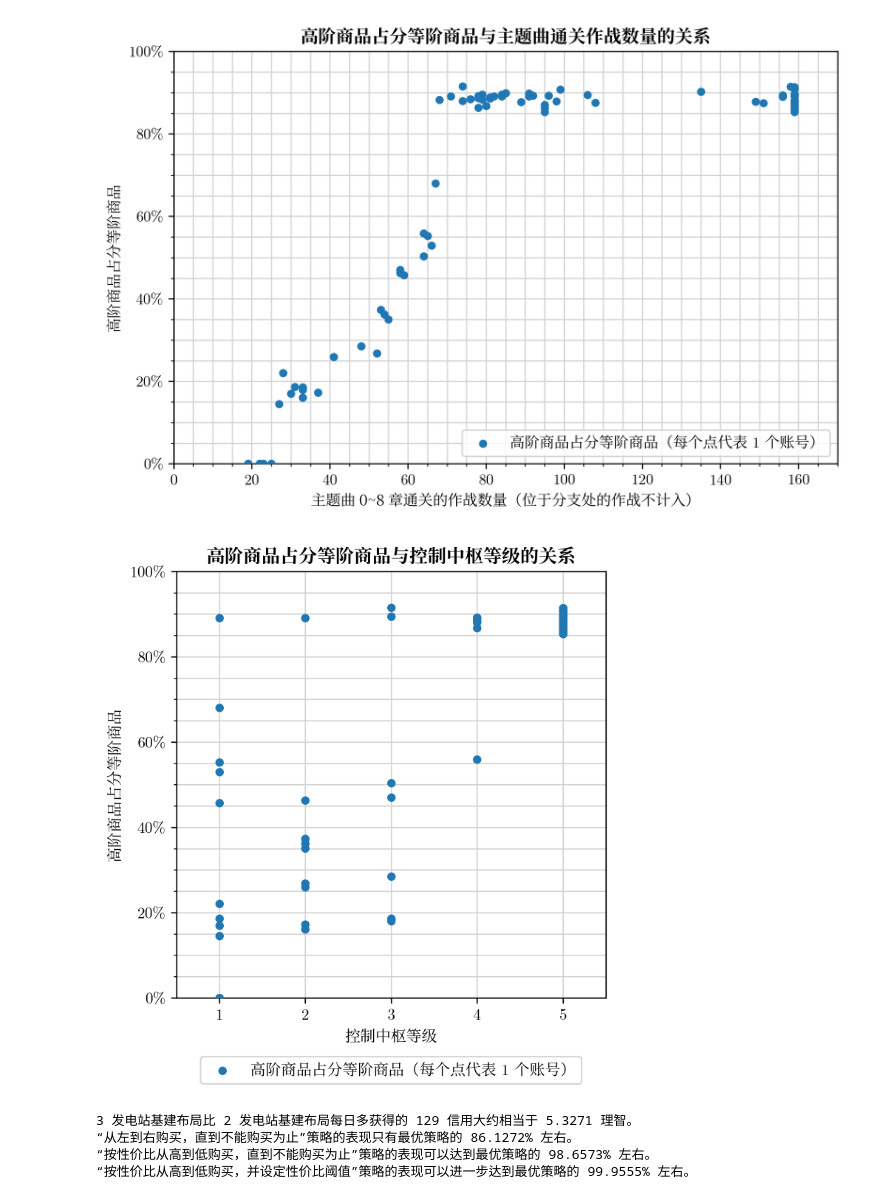
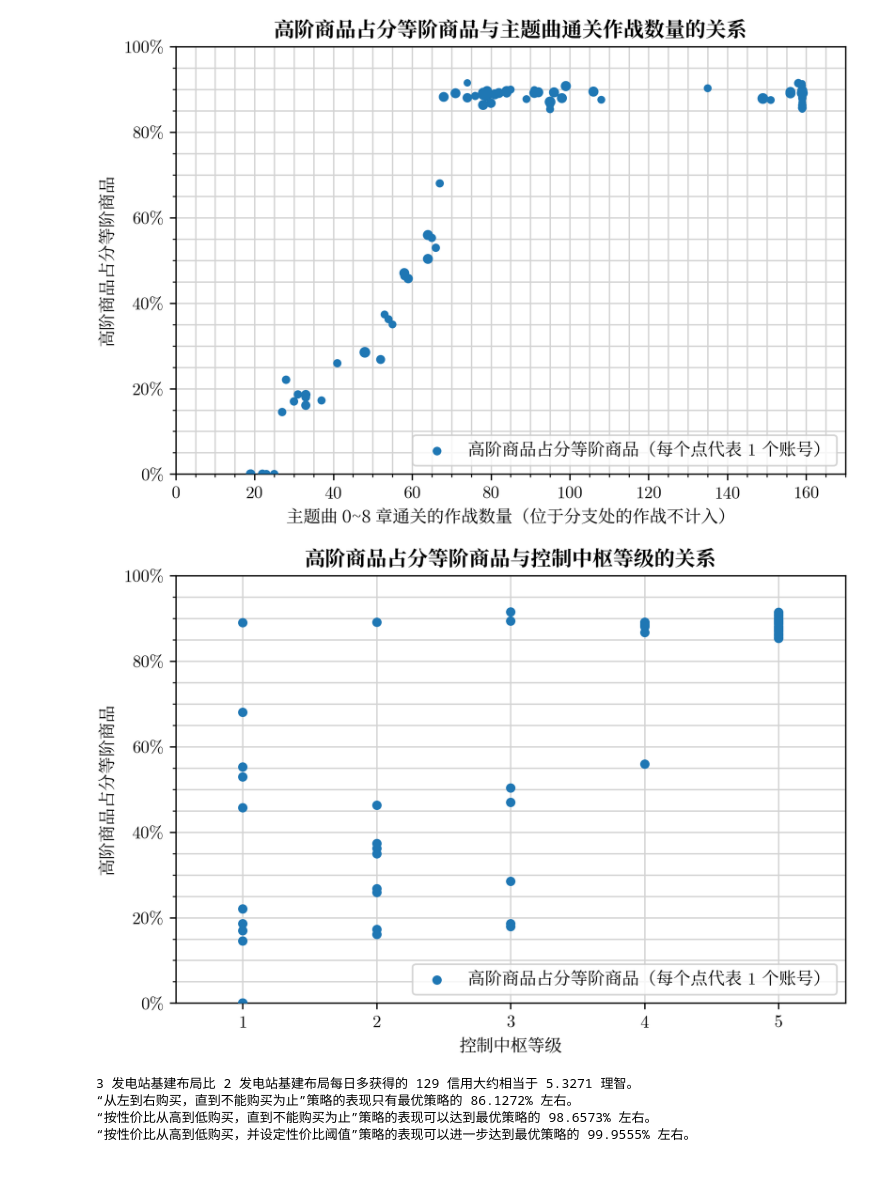
Before and after one commit to BiologyHazard/credit-store-optimizer, a Jupyter notebook: 杂项.ipynb, the cells around one changed output. Cells and saved outputs as stored; diff of their text form; code cells hidden in the pictures; blank space fills up the shorter version.

```diff
--- a/杂项.ipynb
+++ b/杂项.ipynb
@@ -17,6 +17,8 @@ plt.rcParams['font.family'] = "serif"
 plt.rcParams['font.serif'] = ["CMU Serif", "Source Han Serif SC"]
 plt.rcParams["mathtext.fontset"] = "cm"
 plt.rcParams['figure.dpi'] = 300
-plt.rcParams['figure.figsize'] = (8, 6)
+plt.rcParams['figure.figsize'] = (7, 4.5)
 plt.rcParams["axes.titleweight"] = "bold"
+plt.rcParams["savefig.bbox"] = "tight"
+plt.rcParams["savefig.pad_inches"] = 0.02
 # %%
@@ -106,8 +138,8 @@ data = pd.read_csv(StringIO(data_str), sep="\t")
 # 将“高阶商品占分等阶商品”列去掉百分号并转为浮点数
 data["高阶商品占分等阶商品"] = data["高阶商品占分等阶商品"].str.rstrip("%").astype(float) / 100
 
-plt.figure(figsize=(8, 5))
-plt.scatter(data["主线进度0关卡数量"], data["高阶商品占分等阶商品"], s=20, label="高阶商品占分等阶商品（每个点代表 1 个账号）", zorder=100)
+plt.figure()
+plt.scatter(data["主线进度0关卡数量"], data["高阶商品占分等阶商品"], s=data["天数"] / 4, label="高阶商品占分等阶商品（每个点代表 1 个账号）", zorder=100)
 plt.xlabel("主题曲 0~8 章通关的作战数量（位于分支处的作战不计入）", family=["Source Han Serif SC"])
 plt.ylabel("高阶商品占分等阶商品", family=["Source Han Serif SC"])
 plt.xlim(0, 170)
@@ -117,28 +149,29 @@ plt.title("高阶商品占分等阶商品与主题曲通关作战数量的关系
 plt.legend(loc="lower right", prop={"family": ["CMU Serif", "Source Han Serif SC"]})
 plt.minorticks_on()
 plt.grid(color='lightgray', which='both')
-plt.savefig("figures/高阶商品占分等阶商品与主题曲通关作战数量的关系.png", bbox_inches='tight')
+# plt.savefig("figures/高阶商品占分等阶商品与主题曲通关作战数量的关系.png")
 # %% [output]
-[figure, old version]
+[figure, new version]
 # %%
 data = pd.read_csv(StringIO(data_str), sep="\t")
 # 将“高阶商品占分等阶商品”列去掉百分号并转为浮点数
 data["高阶商品占分等阶商品"] = data["高阶商品占分等阶商品"].str.rstrip("%").astype(float) / 100
 
-plt.figure(figsize=(5, 5))
+plt.figure()
 plt.scatter(data["控制中枢等级"], data["高阶商品占分等阶商品"], s=20, label="高阶商品占分等阶商品（每个点代表 1 个账号）", zorder=100)
 plt.xlabel("控制中枢等级", family=["Source Han Serif SC"])
 plt.ylabel("高阶商品占分等阶商品", family=["Source Han Serif SC"])
 plt.xlim(0.5, 5.5)
 plt.ylim(0, 1)
 plt.gca().yaxis.set_major_formatter(PercentFormatter(1.0))
 plt.title("高阶商品占分等阶商品与控制中枢等级的关系", family=["Source Han Serif SC"])
-plt.legend(loc='upper center', bbox_to_anchor=(0.5, -0.12), ncol=1, prop={"family": ["CMU Serif", "Source Han Serif SC"]})
+# plt.legend(loc='upper center', bbox_to_anchor=(0.5, -0.12), ncol=1, prop={"family": ["CMU Serif", "Source Han Serif SC"]})
+plt.legend(loc='lower right', prop={"family": ["CMU Serif", "Source Han Serif SC"]})
 plt.gca().yaxis.minorticks_on()
 plt.grid(color='lightgray', which='both')
-plt.savefig("figures/高阶商品占分等阶商品与控制中枢等级的关系.png", bbox_inches='tight')
+# plt.savefig("figures/高阶商品占分等阶商品与控制中枢等级的关系.png")
 # %% [output]
-[figure, old version]
+[figure, new version]
 # %%
 最优购买策略 = 不同购买策略的比较["考虑天数为 N = 11 时的信用交易所最优购买策略"]
 从左到右购买策略 = 不同购买策略的比较["从左到右购买，直到不能购买为止策略"]
```
Also changed, not shown: parts of 3 cells of this notebook, 21 other files.
